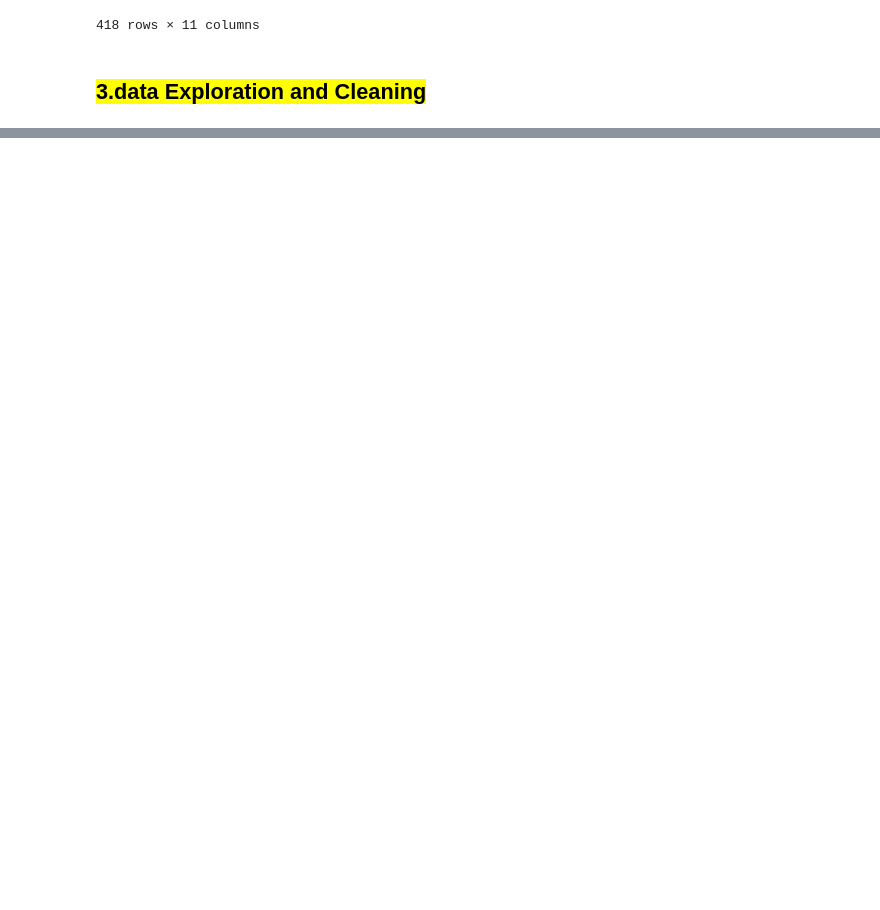
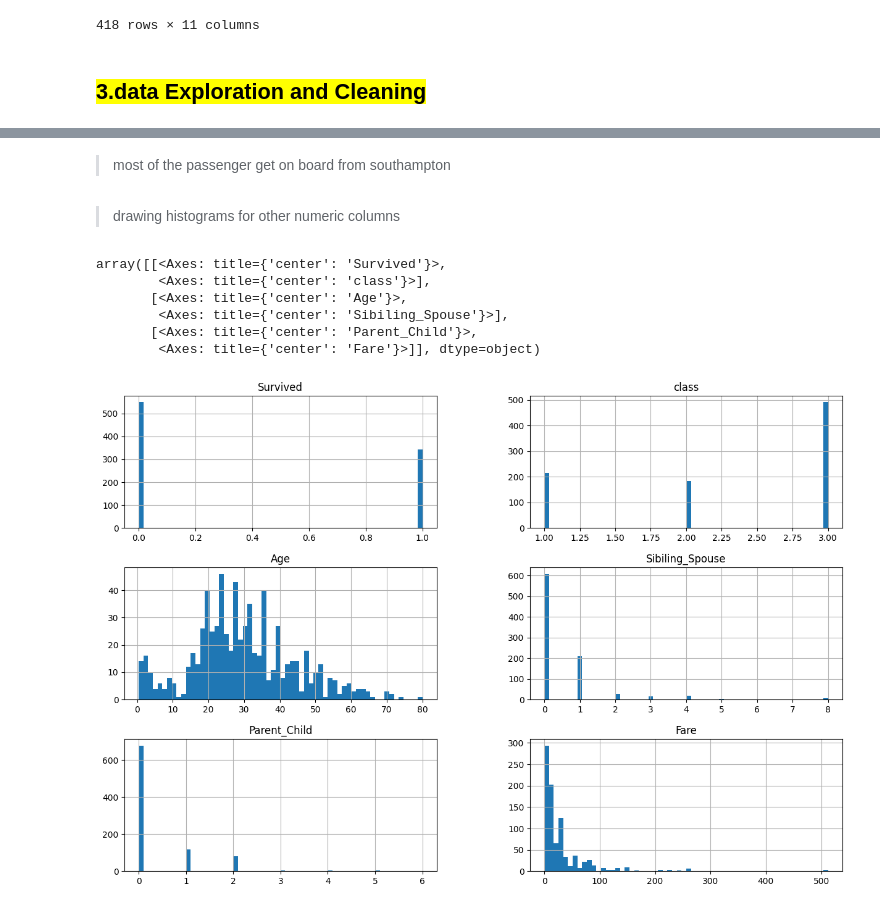
Before and after one commit to mtheggi/Titanic-Survival-Prediction, a Jupyter notebook: Titanic_Survival_Prediction.ipynb, the cells around one changed output, grey strips where cells are left out. Saved outputs shown, nothing was run; the diff lists cells and outputs as text; code cells hidden in the pictures; blank space fills up the shorter version.

```diff
--- a/Titanic_Survival_Prediction.ipynb
+++ b/Titanic_Survival_Prediction.ipynb
@@ -49,0 +140,14 @@ df_test
+# %% [markdown]
+>most of the passenger get on board from southampton
+# %% [markdown]
+>drawing histograms for other numeric columns
+# %%
+df_train.hist(bins = 60 , figsize=(15,10))
+# %% [output]
+array([[<Axes: title={'center': 'Survived'}>,
+        <Axes: title={'center': 'class'}>],
+       [<Axes: title={'center': 'Age'}>,
+        <Axes: title={'center': 'Sibiling_Spouse'}>],
+       [<Axes: title={'center': 'Parent_Child'}>,
+        <Axes: title={'center': 'Fare'}>]], dtype=object)
+[figure, added]
```
Also changed, not shown: parts of 17 cells of this notebook.
